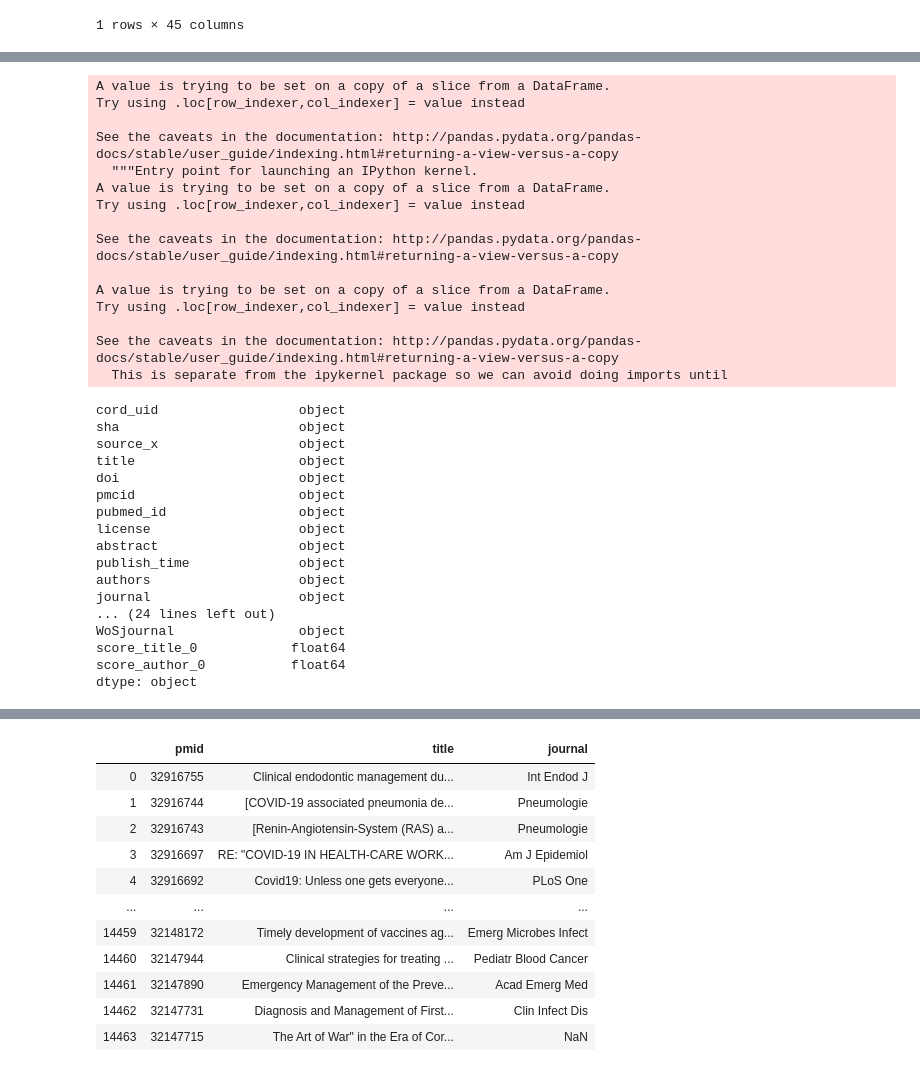
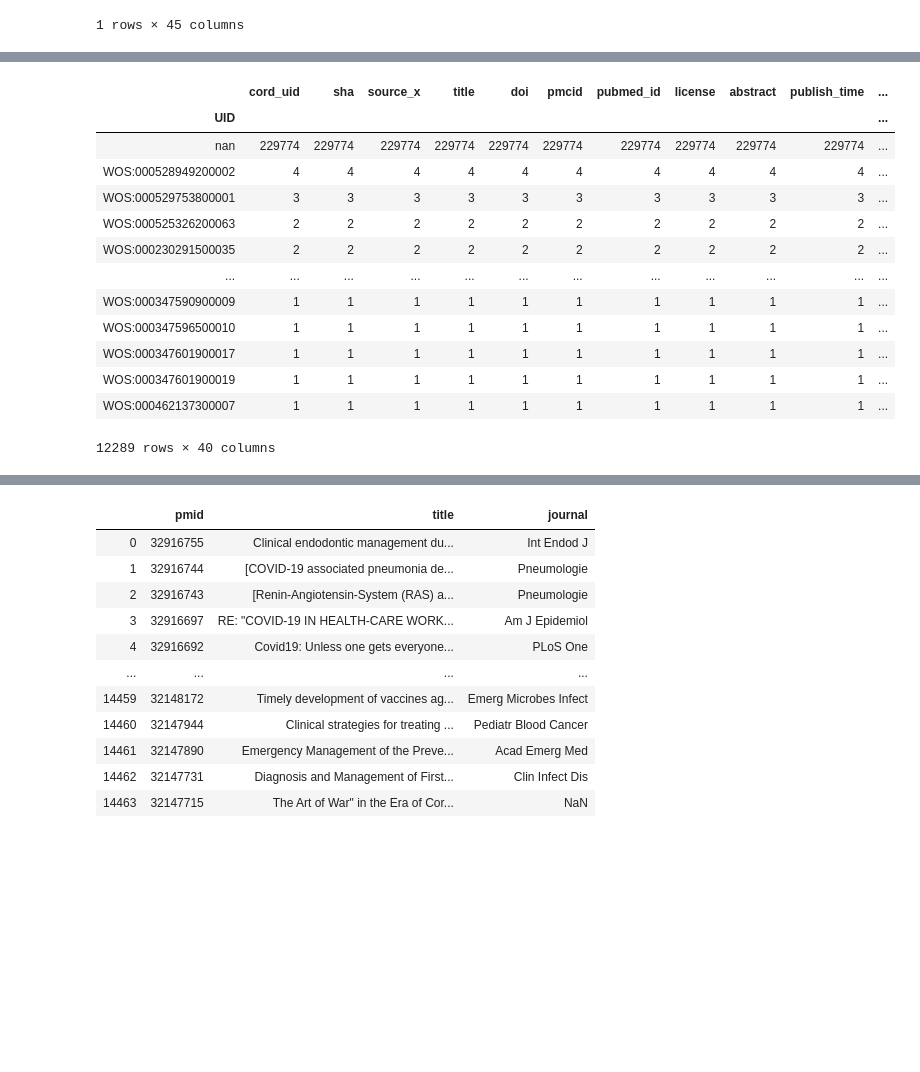
Before and after one commit to iuni-cadre/RCSCdata, a Jupyter notebook: ExtractTextInfo.ipynb, the cells around one changed output, grey strips where cells are left out. Drawn from its saved outputs; the diff is of its cells as text; code cells hidden in the pictures; blank space fills up the shorter version.

Commit message:
updated WoS matching results, matched records greatly reduced

```diff
--- a/ExtractTextInfo.ipynb
+++ b/ExtractTextInfo.ipynb
@@ -549,0 +566,6 @@ meta0.groupby('score_year_0').count()
+# %%
+meta1 = meta0.drop(["Unnamed: 0", "score_title_1", "score_author_1", "score_year_1"], axis=1)
+#meta1.loc[meta1["pmid_CORD"].isnull(),["UID","WoSauthors","WoSjournal"]] = [np.NaN,np.NaN,np.NaN]
+meta1.loc[(meta1["score_year_0"]==0),"pmid_CORD"] = "pmidMatch"
+meta1.loc[meta1["pmid_CORD"].isnull(),"pmid_CORD"] = np.NaN
+meta1.count()
@@ -549,0 +590,3 @@ meta0.groupby('score_year_0').count()
+# %%
+meta1.loc[(meta1["score_year_0"]!=0)&((meta1["score_title_0"]<70)|(meta1["score_author_0"]<70)),["pmid_CORD","UID","WoSauthors","WoSjournal"]] = [np.NaN,np.NaN,np.NaN,np.NaN]
+meta1.count()
@@ -550 +611,18 @@ meta0.groupby('score_year_0').count()
+# %%
+meta1.astype(str).groupby(['UID']).count().sort_values('cord_uid',ascending=False)
+# %% [output]
+|  | cord_uid | sha | source_x | title | doi | pmcid | pubmed_id | license | abstract | publish_time | ... |
+| UID |  |  |  |  |  |  |  |  |  |  | ... |
+| nan | 229774 | 229774 | 229774 | 229774 | 229774 | 229774 | 229774 | 229774 | 229774 | 229774 | ... |
+| WOS:000528949200002 | 4 | 4 | 4 | 4 | 4 | 4 | 4 | 4 | 4 | 4 | ... |
+| WOS:000529753800001 | 3 | 3 | 3 | 3 | 3 | 3 | 3 | 3 | 3 | 3 | ... |
+| WOS:000525326200063 | 2 | 2 | 2 | 2 | 2 | 2 | 2 | 2 | 2 | 2 | ... |
+| WOS:000230291500035 | 2 | 2 | 2 | 2 | 2 | 2 | 2 | 2 | 2 | 2 | ... |
+| ... | ... | ... | ... | ... | ... | ... | ... | ... | ... | ... | ... |
+| WOS:000347590900009 | 1 | 1 | 1 | 1 | 1 | 1 | 1 | 1 | 1 | 1 | ... |
+| WOS:000347596500010 | 1 | 1 | 1 | 1 | 1 | 1 | 1 | 1 | 1 | 1 | ... |
+| WOS:000347601900017 | 1 | 1 | 1 | 1 | 1 | 1 | 1 | 1 | 1 | 1 | ... |
+| WOS:000347601900019 | 1 | 1 | 1 | 1 | 1 | 1 | 1 | 1 | 1 | 1 | ... |
+| WOS:000462137300007 | 1 | 1 | 1 | 1 | 1 | 1 | 1 | 1 | 1 | 1 | ... |
+12289 rows × 40 columns
 # %%
@@ -552,39 +629,0 @@ meta0[(meta0['score_year_0']==0.0)][["title", "WoStitle", "score_title_0", "auth
-# %%
-meta0[(meta0['score_year_0']!=0.0)]["UID"] = np.nan
-meta0[(meta0['score_year_0']!=0.0)]["WoSauthors"] = np.nan
-meta0[(meta0['score_year_0']!=0.0)]["WoSjournal"] = np.nan
-meta = meta0.drop(["Unnamed: 0", "pmid_CORD", "WoStitle", "score_year_0", "score_title_1", "score_author_1", "score_year_1"], axis=1)
-meta
-# %% [output]
-A value is trying to be set on a copy of a slice from a DataFrame.
-Try using .loc[row_indexer,col_indexer] = value instead
-
-See the caveats in the documentation: http://pandas.pydata.org/pandas-docs/stable/user_guide/indexing.html#returning-a-view-versus-a-copy
-  """Entry point for launching an IPython kernel.
-A value is trying to be set on a copy of a slice from a DataFrame.
-Try using .loc[row_indexer,col_indexer] = value instead
-
-See the caveats in the documentation: http://pandas.pydata.org/pandas-docs/stable/user_guide/indexing.html#returning-a-view-versus-a-copy
-
-A value is trying to be set on a copy of a slice from a DataFrame.
-Try using .loc[row_indexer,col_indexer] = value instead
-
-See the caveats in the documentation: http://pandas.pydata.org/pandas-docs/stable/user_guide/indexing.html#returning-a-view-versus-a-copy
-  This is separate from the ipykernel package so we can avoid doing imports until
-cord_uid                  object
-sha                       object
-source_x                  object
-title                     object
-doi                       object
-pmcid                     object
-pubmed_id                 object
-license                   object
-abstract                  object
-publish_time              object
-authors                   object
-journal                   object
-... (24 lines left out)
-WoSjournal                object
-score_title_0            float64
-score_author_0           float64
-dtype: object
```
Also changed, not shown: parts of 6 cells of this notebook.
